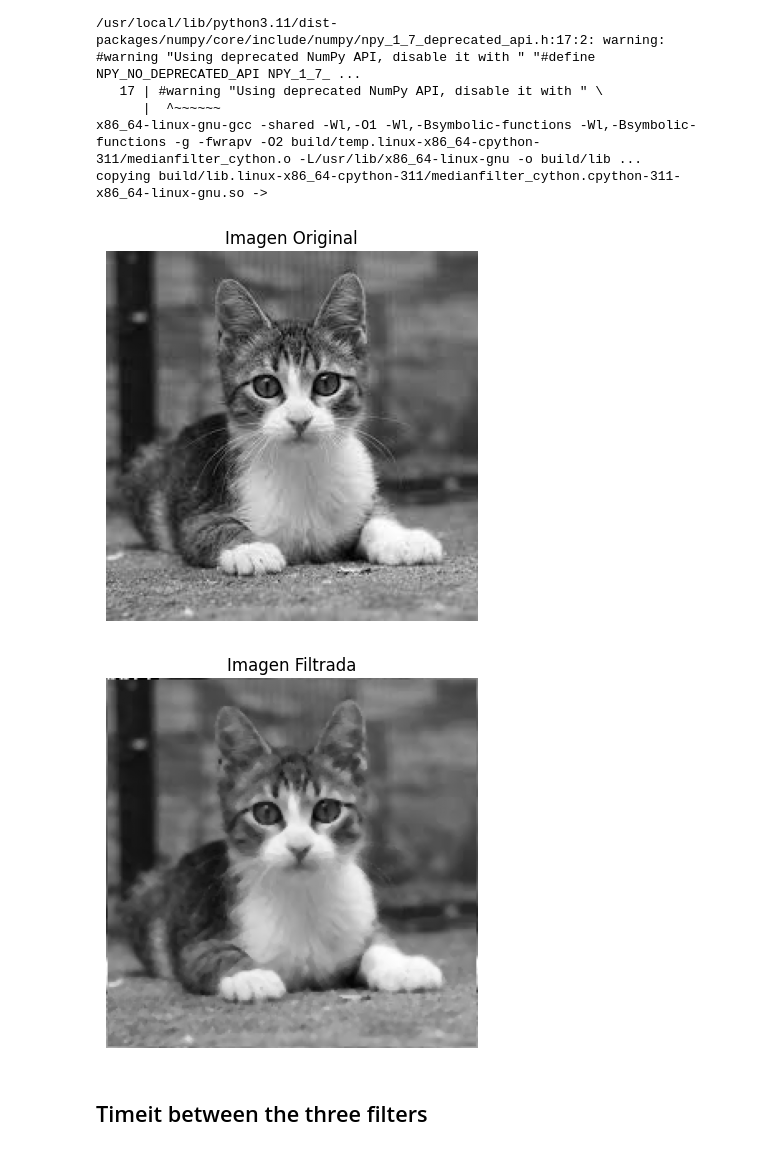
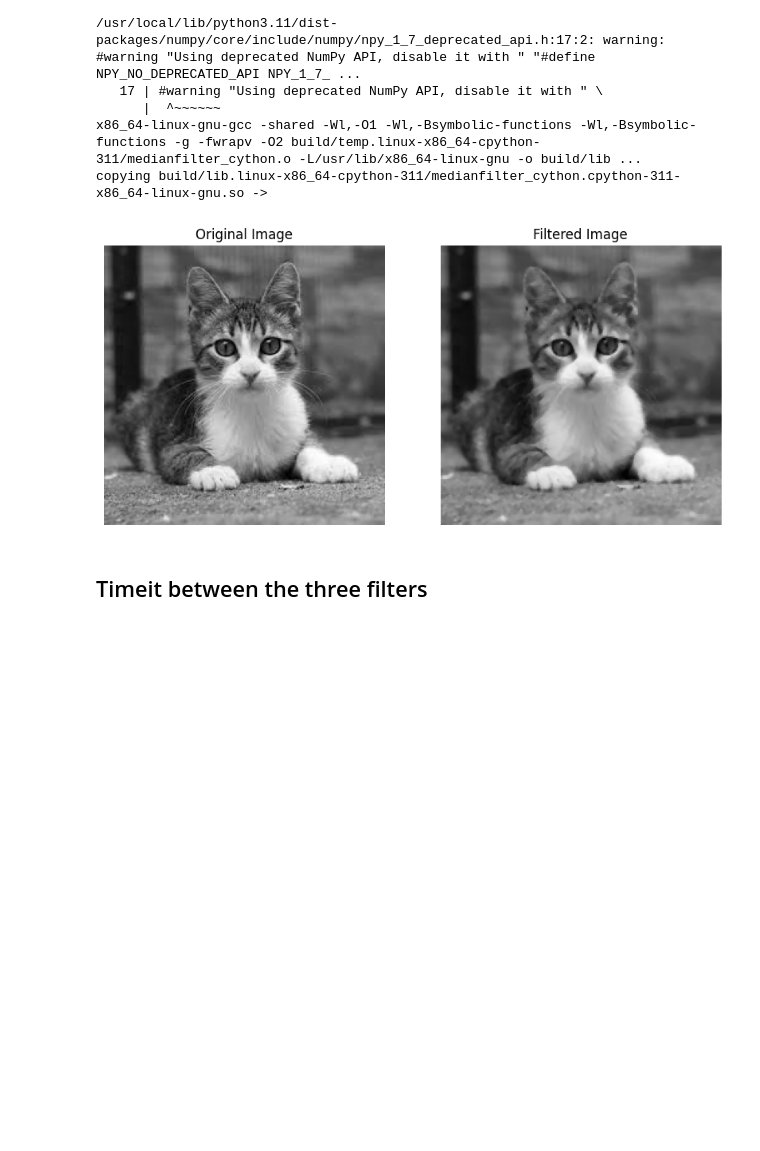
Before and after one commit to valinyourarea/Images_Processing, a Jupyter notebook: Imagen_processing.ipynb, the cells around one changed output. Saved outputs shown, nothing was run; the diff lists cells and outputs as text; code cells hidden in the pictures; blank space fills up the shorter version.

```diff
--- a/Imagen_processing.ipynb
+++ b/Imagen_processing.ipynb
@@ -711,35 +737,37 @@ copying build/lib.linux-x86_64-cpython-311/medianfilter_cython.cpython-311-x86_6
 # %%
 from PIL import Image
 import numpy as np
 import matplotlib.pyplot as plt
-from medianfilter_cython import median_filter
+import cv2
 
-# Cargar la imagen
-image = Image.open('img/cat.jpeg')
+# Load the image
+image = Image.open('cat.jpeg')
 
-# Convertir la imagen a escala de grises
+# Convert the image to grayscale
 image_gray = image.convert('L')
 
-# Convertir la imagen a un array numpy
+# Convert the image to a numpy array
 image_np = np.array(image_gray, dtype=np.uint8)
 
-# Aplicar el filtro mediano con un tamaño de 3x3
-filtered_image = median_filter(image_np, 3)
+# Apply median filter with a 3x3 kernel using OpenCV
+filtered_image = cv2.medianBlur(image_np, 3)
 
-# Mostrar la imagen original en escala de grises
+# Display the original and filtered images side by side
+plt.figure(figsize=(10, 5))
+
+plt.subplot(1, 2, 1)
 plt.imshow(image_np, cmap='gray')
-plt.title("Imagen Original")
+plt.title("Original Image")
 plt.axis('off')
+
+plt.subplot(1, 2, 2)
+plt.imshow(filtered_image, cmap='gray')
+plt.title("Filtered Image")
+plt.axis('off')
+
 plt.show()
-
-# Mostrar la imagen filtrada
-plt.imshow(filtered_image, cmap='gray')
-plt.title("Imagen Filtrada")
-plt.axis('off')
-plt.show()
 # %% [output]
-[figure, old version]
+[figure, new version]
-[figure, removed]
 # %% [markdown]
 ## Timeit between the three filters
 # %% [markdown]
```
Also changed, not shown: parts of 20 cells of this notebook.
